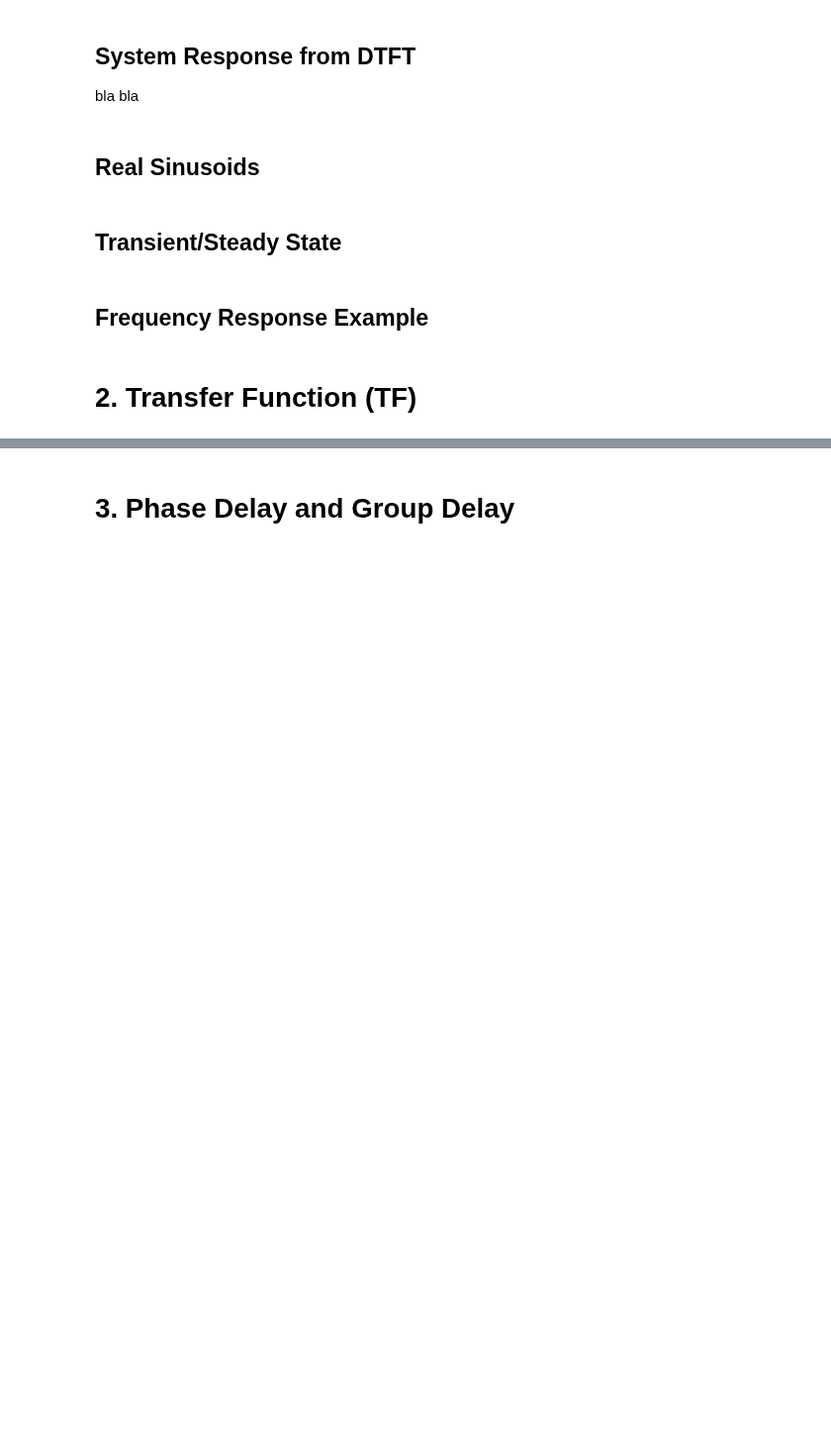
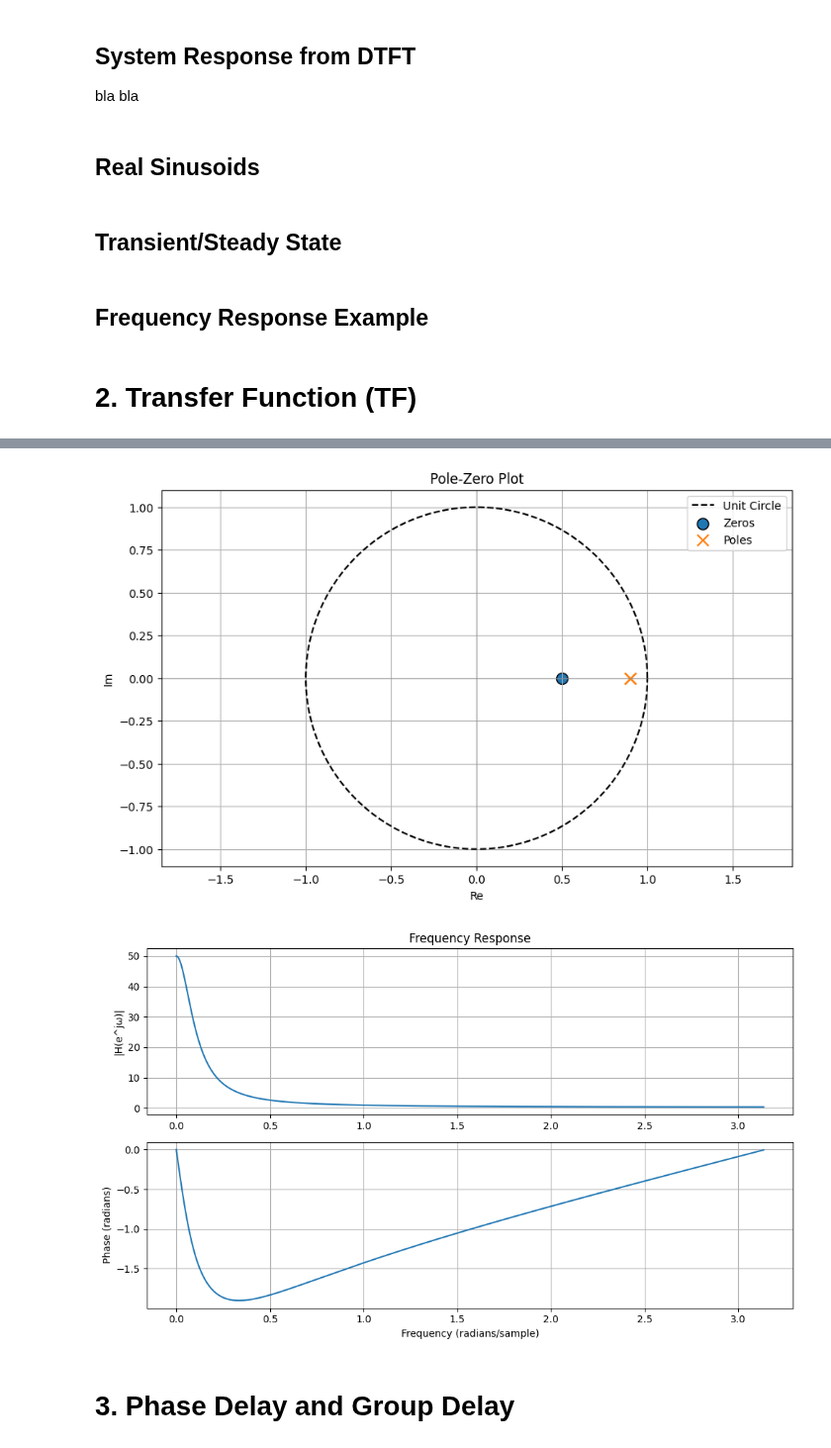
Before and after one commit to zharfanw/zhongshan_dsp_python, a Jupyter notebook: 10_Transform_DomainSystem.ipynb, the cells around one changed output, grey strips where cells are left out. Shown at 99% size. Drawn from its saved outputs; the diff is of its cells as text; code cells hidden in the pictures; blank space fills up the shorter version.

```diff
--- a/10_Transform_DomainSystem.ipynb
+++ b/10_Transform_DomainSystem.ipynb
@@ -81,2 +127,59 @@ bla bla
+# %%
+import numpy as np
+import matplotlib.pyplot as plt
+from scipy.signal import freqz, tf2zpk
+
+# Definisi transfer function
+b = [1, -0.5]         # Numerator coefficients
+a = [1, -1.8, 0.81]   # Denominator coefficients
+
+# Hitung zeros, poles, dan gain
+zeros, poles, gain = tf2zpk(b, a)
+
+# Plot z-plane
+plt.figure(figsize=(10, 6))
+
+# Unit circle
+theta = np.linspace(0, 2 * np.pi, 500)
+unit_circle = np.exp(1j * theta)
+plt.plot(np.real(unit_circle), np.imag(unit_circle), 'k--', label="Unit Circle")
+
+# Plot zeros dan poles
+plt.scatter(np.real(zeros), np.imag(zeros), s=100, marker='o', label="Zeros", edgecolor='k')
+plt.scatter(np.real(poles), np.imag(poles), s=100, marker='x', label="Poles", edgecolor='k')
+
+plt.title("Pole-Zero Plot")
+plt.xlabel("Re")
+plt.ylabel("Im")
+plt.axhline(0, color='gray', linewidth=0.5)
+plt.axvline(0, color='gray', linewidth=0.5)
+plt.grid()
+plt.legend()
+plt.axis('equal')
+plt.show()
+
+# Plot frequency response
+w, h = freqz(b, a, worN=500)
+plt.figure(figsize=(10, 6))
+
+# Magnitude response
+plt.subplot(2, 1, 1)
+plt.plot(w, np.abs(h))
+plt.title("Frequency Response")
+plt.ylabel("|H(e^jω)|")
+plt.grid()
+
+# Phase response
+plt.subplot(2, 1, 2)
+plt.plot(w, np.angle(h))
+plt.xlabel("Frequency (radians/sample)")
+plt.ylabel("Phase (radians)")
+plt.grid()
+
+plt.tight_layout()
+plt.show()
+# %% [output]
+[figure, added]
+[figure, added]
 # %% [markdown]
 # 3. Phase Delay and Group Delay
```
Also changed, not shown: parts of 1 cell of this notebook.
